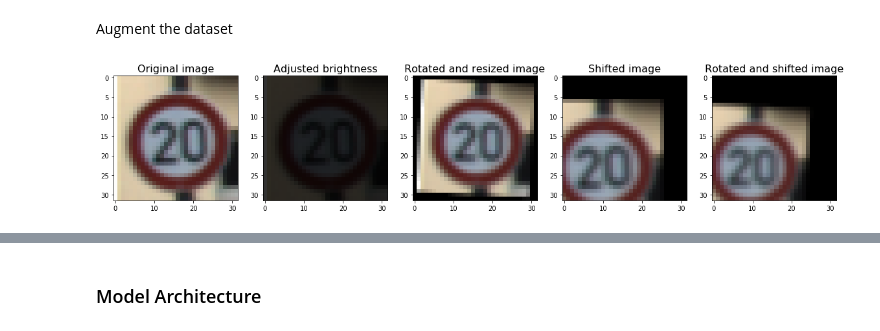
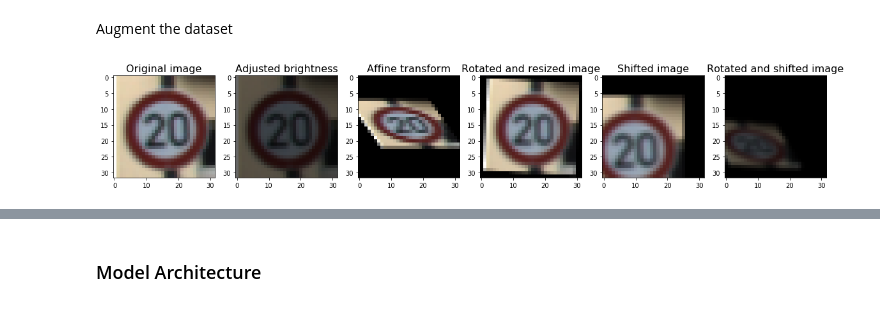
Before and after one commit to siyaoxu/Self-Driving-Cars, a Jupyter notebook: CarND-Traffic-Sign-Classifier-Project/Traffic_Sign_Classifier.ipynb, the cells around one changed output, grey strips where cells are left out. Cells and saved outputs as stored; diff of their text form; code cells hidden in the pictures.

Commit message:
affine transform in data augmentation, a model of 95% accuracy, test images prepared

```diff
--- a/CarND-Traffic-Sign-Classifier-Project/Traffic_Sign_Classifier.ipynb
+++ b/CarND-Traffic-Sign-Classifier-Project/Traffic_Sign_Classifier.ipynb
@@ -176,7 +176,7 @@ def HistEq(raw_img, type = 'GRAY'):
 
 
 # Image augmentation
-def ImgAug(raw_img,fv = 1.0,theta = 0.0,scale=1.0,ftxy = (0.0, 0.0)):
+def ImgAug(raw_img,fv = 1.0,theta = 0.0,scale=1.0,ftxy = (0.0, 0.0),fshear = np.float32(((1.0,1.0),(1.0,1.0),(1.0,1.0)))):
     '''
     change the brightness in HSV space and conver the transformed image back to RGB
     rotate the new RGB image, then translate
@@ -190,13 +190,22 @@ def ImgAug(raw_img,fv = 1.0,theta = 0.0,scale=1.0,ftxy = (0.0, 0.0)):
     hsv_img[:,:,2][hsv_img[:,:,2]>255.0] = 255.0
     hsv_img = np.array(hsv_img,dtype=np.uint8)
     b_img = cv2.cvtColor(hsv_img,cv2.COLOR_HSV2RGB)
-    shifted_img = b_img
+
+    # get the size of the img for transformation
     nrow,ncol,_ = b_img.shape
+    # affine transformation
+    # choose 3 fixed points in the image for transformation
+    pt1 = np.float32([[10,10],[10,22],[22,10]])
+    # calculate the shear offset with given shear range factor fshxy = (fshx,fshy)
+    pt2 = np.multiply(pt1,fshear)
+    # perform affine transform
+    S = cv2.getAffineTransform(pt1,pt2)
+    shear_img = cv2.warpAffine(b_img,S,(ncol,nrow))
 
     # rotate and rescale the image
     center = (ncol/2.0,nrow/2.0)
     M = cv2.getRotationMatrix2D(center, theta, scale)
-    rotated_img = cv2.warpAffine(b_img,M,(ncol,nrow))
+    rotated_img = cv2.warpAffine(shear_img,M,(ncol,nrow))
 
     # translate the rotated image
     M = np.float32([[1, 0, np.float32(ncol)*ftxy[0]], [0, 1 , np.float32(nrow)*ftxy[1]]])
@@ -209,45 +218,60 @@ Augment the dataset
 # Demonstrate image augmentation
 raw_image = X_train[np.where(y_train == 0)[0][0],:,:,:]
 
-fv = 0.2
+fv = 0.4
 theta = -3.0
 scale = 0.9
 ftxy = (-0.2, 0.2)
+fshearxy = np.float32([[0.8,1.2],[1.2,0.8],[0.8,1.2]])
 
 # brightness adjusted image
 b_image = ImgAug(raw_image,fv = fv)
+
+# affine transform
+shear_image = ImgAug(raw_image, fshear = fshearxy)
+
 # rotate the image for -45 (clockwise) degree around the center and rescale the image to 80% of the original size
 rotated_image = ImgAug(raw_image, theta=theta, scale = scale)
 
 # translate the image for factors 6 pixels (0.2*nx) toward -x direction, and 3 pixels (0.1*ny) toward y direction
 shifted_image = ImgAug(raw_image, ftxy = ftxy)
 
 # combined rotation and shift on the image
-trans_image = ImgAug(raw_image, theta=theta, scale = scale, ftxy = ftxy)
+trans_image = ImgAug(raw_image, fv=fv,theta=theta, scale = scale, ftxy = ftxy, fshear = fshearxy)
 
 # plot the original image vs images with different transformation
 fig = plt.figure(figsize = (20,16));
 # original image
-plt.subplot(1,5,1)
+plt.subplot(1,6,1)
 plt.imshow(raw_image);
 plt.title('Original image', fontsize = 16);
+plt.imsave('./img_writeup/aug-demo-raw.png',raw_image)
 # image with adjusted brightness
-plt.subplot(1,5,2)
+plt.subplot(1,6,2)
 plt.imshow(b_image);
 plt.title('Adjusted brightness', fontsize = 16);
+plt.imsave('./img_writeup/aug-brightness.png',b_image)
+# image with affine transformation
+plt.subplot(1,6,3)
+plt.imshow(shear_image);
+plt.title('Affine transform', fontsize = 16);
+plt.imsave('./img_writeup/aug-shear.png',b_image)
 # rotated image
-plt.subplot(1,5,3)
+plt.subplot(1,6,4)
 plt.imshow(rotated_image);
 plt.title('Rotated and resized image', fontsize = 16);
+plt.imsave('./img_writeup/aug-rotated-resized.png',rotated_image)
 # shifted image
-plt.subplot(1,5,4)
+plt.subplot(1,6,5)
 plt.imshow(shifted_image);
 plt.title('Shifted image', fontsize = 16);
+plt.imsave('./img_writeup/aug-shifted.png',shifted_image)
 # combination of rotation and transformation
-plt.subplot(1,5,5)
+plt.subplot(1,6,6)
 plt.imshow(trans_image);
 plt.title('Rotated and shifted image', fontsize = 16);
+plt.imsave('./img_writeup/aug-combined-trans.png',trans_image)
 # %% [output]
-[figure, old version]
+[figure, new version]
 # %%
 # define a funciton to sample values for parameters of the image augmentation function
```
Also changed, not shown: parts of 12 cells of this notebook, 4 other files.
